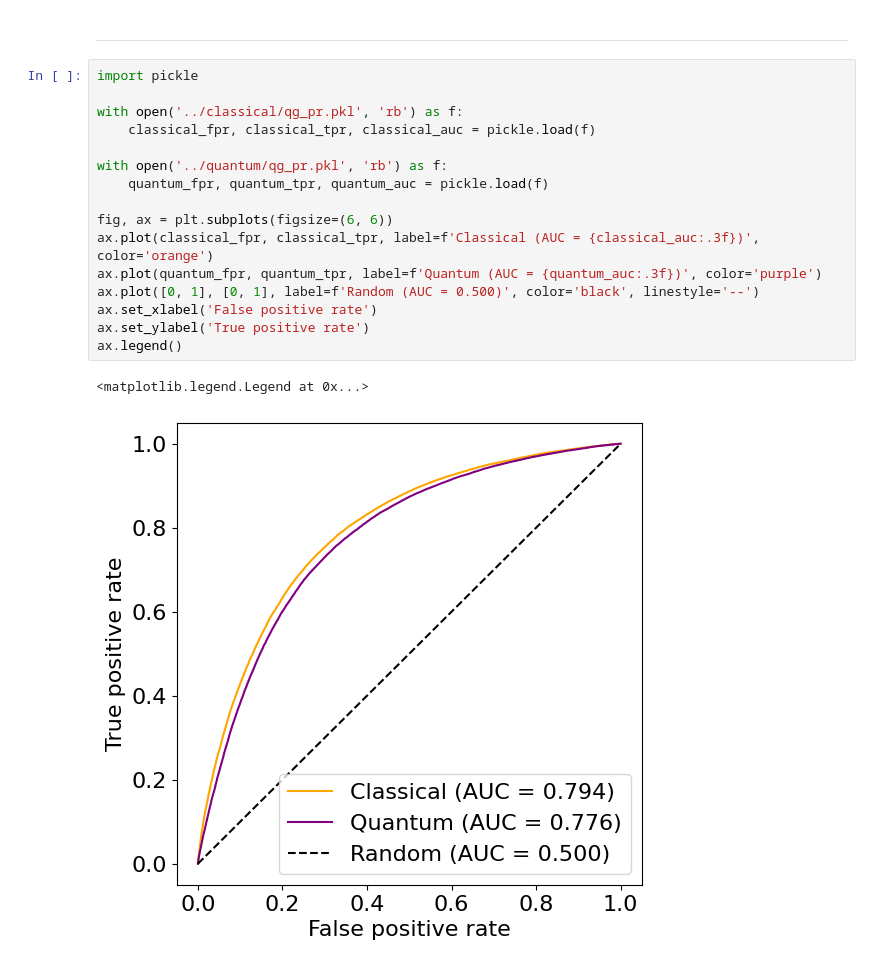
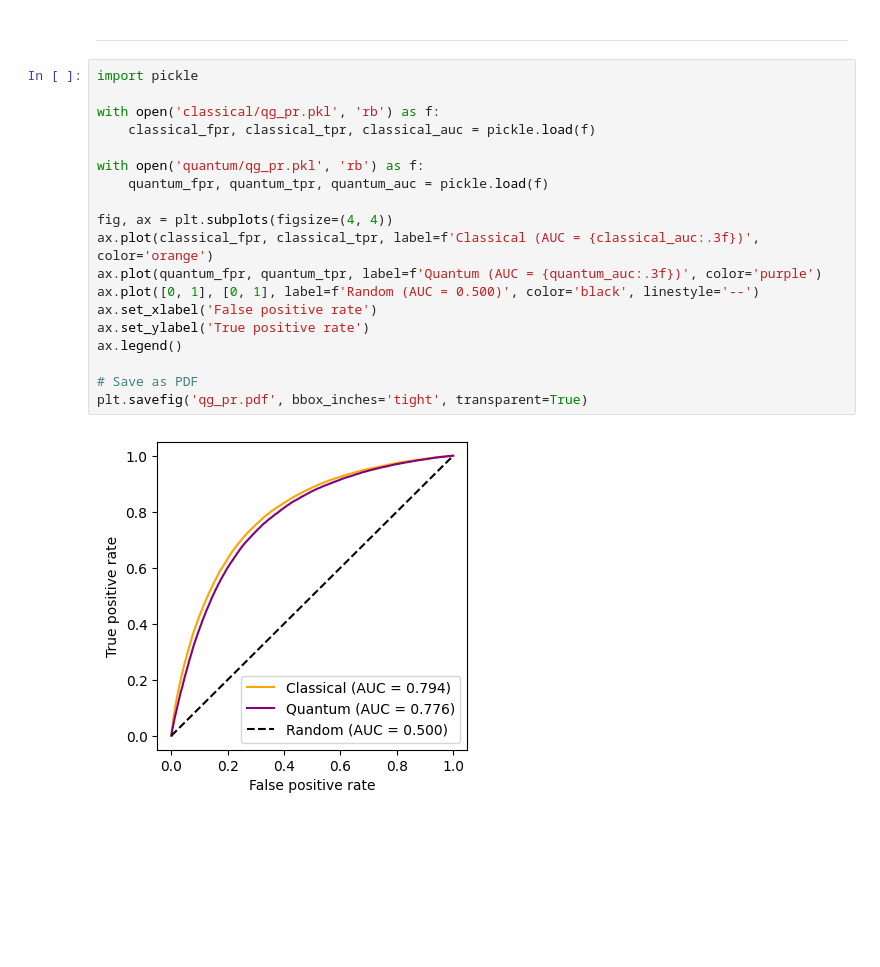
Before and after one commit to salcc/QuantumTransformers, a Jupyter notebook: notebooks/visualizations.ipynb, the cells around one changed output. Saved outputs shown, nothing was run; the diff lists cells and outputs as text; blank space fills up the shorter version.

Commit message:
Fix path in visualizations.ipynb

```diff
--- a/notebooks/visualizations.ipynb
+++ b/notebooks/visualizations.ipynb
@@ -178,19 +178,21 @@ ep_ns
 # %%
 import pickle
 
-with open('../classical/qg_pr.pkl', 'rb') as f:
+with open('classical/qg_pr.pkl', 'rb') as f:
     classical_fpr, classical_tpr, classical_auc = pickle.load(f)
 
-with open('../quantum/qg_pr.pkl', 'rb') as f:
+with open('quantum/qg_pr.pkl', 'rb') as f:
     quantum_fpr, quantum_tpr, quantum_auc = pickle.load(f)
 
-fig, ax = plt.subplots(figsize=(6, 6))
+fig, ax = plt.subplots(figsize=(4, 4))
 ax.plot(classical_fpr, classical_tpr, label=f'Classical (AUC = {classical_auc:.3f})', color='orange')
 ax.plot(quantum_fpr, quantum_tpr, label=f'Quantum (AUC = {quantum_auc:.3f})', color='purple')
 ax.plot([0, 1], [0, 1], label=f'Random (AUC = 0.500)', color='black', linestyle='--')
 ax.set_xlabel('False positive rate')
 ax.set_ylabel('True positive rate')
 ax.legend()
+
+# Save as PDF
+plt.savefig('qg_pr.pdf', bbox_inches='tight', transparent=True)
 # %% [output]
-<matplotlib.legend.Legend at 0x...>
-[figure, old version]
+[figure, new version]
```
Also changed, not shown: parts of 1 cell of this notebook.
